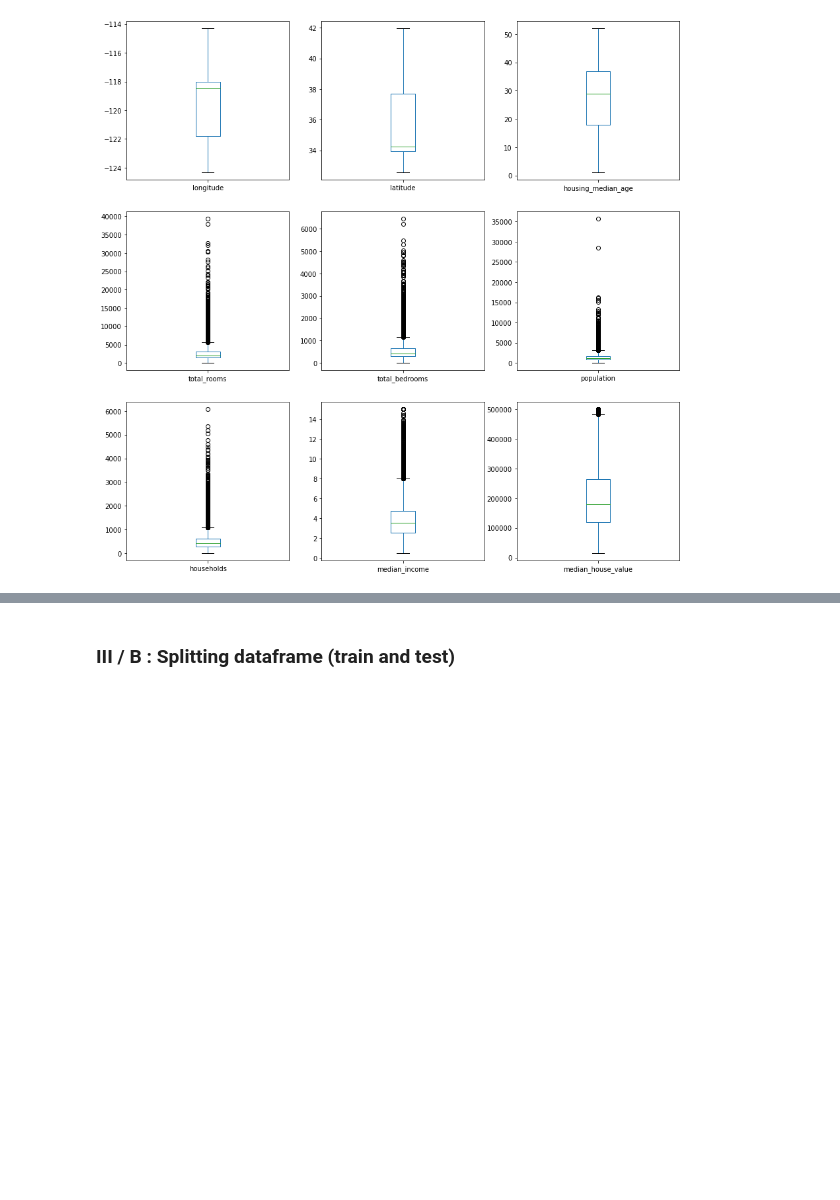
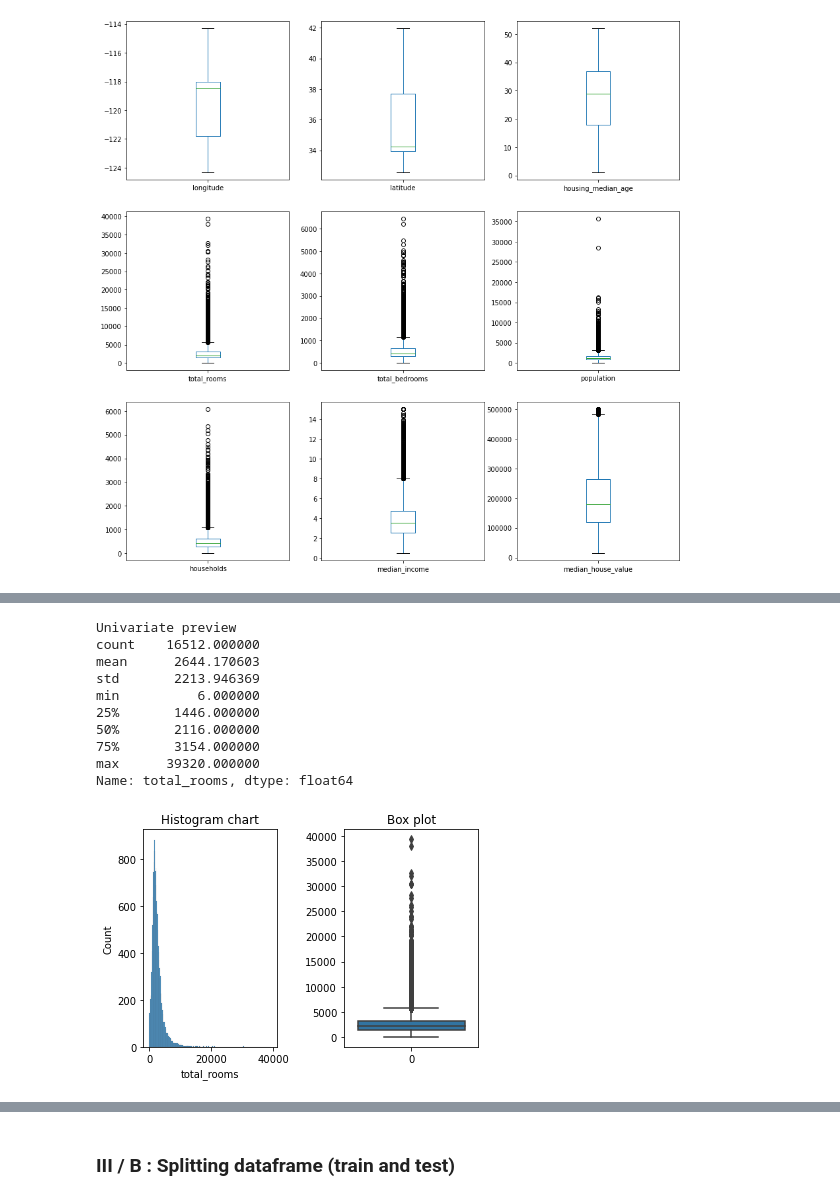
Before and after one commit to JonathanRaso/silicon_valley_immo_arturo, a Jupyter notebook: notebook_EDA.ipynb, the cells around one changed output, grey strips where cells are left out. Saved outputs shown, nothing was run; the diff lists cells and outputs as text; code cells hidden in the pictures; blank space fills up the shorter version.

```diff
--- a/notebook_EDA.ipynb
+++ b/notebook_EDA.ipynb
@@ -165,0 +196,15 @@ clean_df[clean_df['households'] > 4900]
+# %%
+# Univariate preview for total_rooms feature
+univariate_analysis(clean_df.total_rooms, True)
+# %% [output]
+Univariate preview
+count    16512.000000
+mean      2644.170603
+std       2213.946369
+min          6.000000
+25%       1446.000000
+50%       2116.000000
+75%       3154.000000
+max      39320.000000
+Name: total_rooms, dtype: float64
+[figure, added]
```
Also changed, not shown: parts of 12 cells of this notebook, 1 other file.
